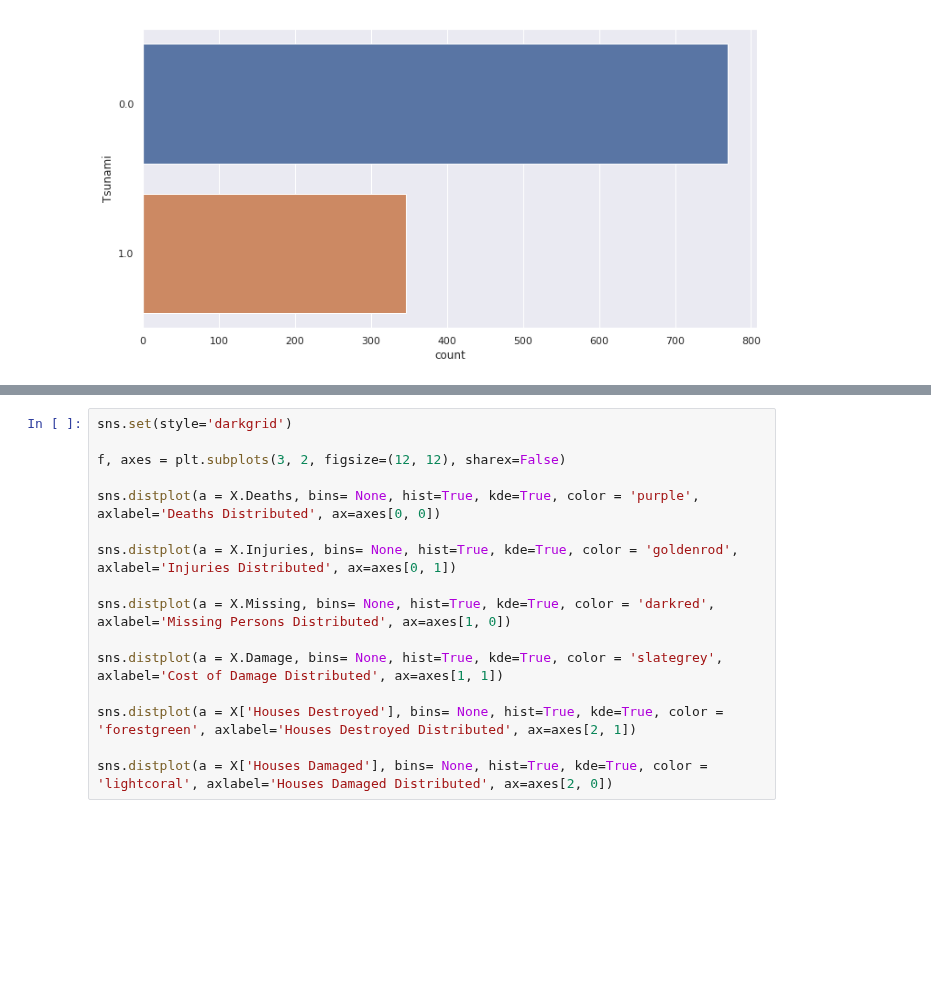
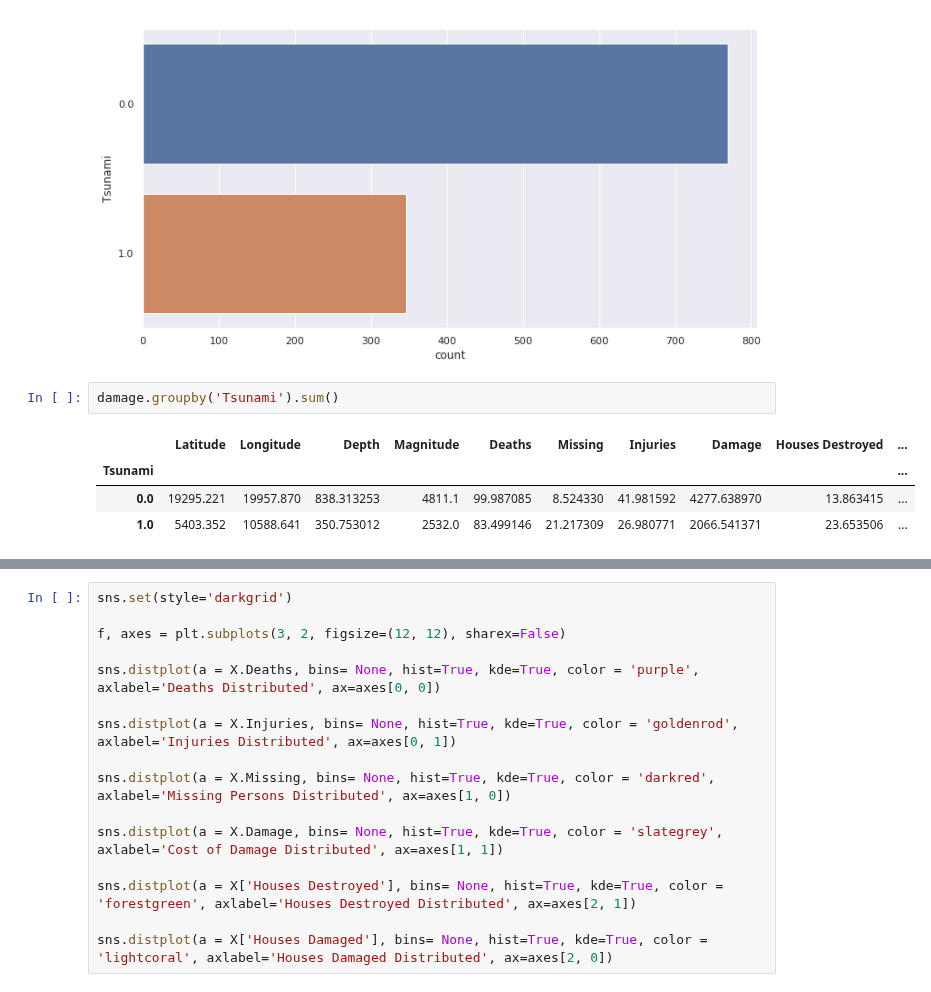
Before and after one commit to labs13-quake-viewer/ds-notebooks, a Jupyter notebook: Plots.ipynb, the cells around one changed output, grey strips where cells are left out. Saved outputs shown, nothing was run; the diff lists cells and outputs as text; blank space fills up the shorter version.

```diff
--- a/Plots.ipynb
+++ b/Plots.ipynb
@@ -59,3 +59,10 @@ sns.countplot(y="Tsunami", data=X)
 plt.show()
 # %% [output]
 [figure]
+# %%
+damage.groupby('Tsunami').sum()
+# %% [output]
+|  | Latitude | Longitude | Depth | Magnitude | Deaths | Missing | Injuries | Damage | Houses Destroyed | ... |
+| Tsunami |  |  |  |  |  |  |  |  |  | ... |
+| 0.0 | 19295.221 | 19957.870 | 838.313253 | 4811.1 | 99.987085 | 8.524330 | 41.981592 | 4277.638970 | 13.863415 | ... |
+| 1.0 | 5403.352 | 10588.641 | 350.753012 | 2532.0 | 83.499146 | 21.217309 | 26.980771 | 2066.541371 | 23.653506 | ... |
```
Also changed, not shown: parts of 5 cells of this notebook.
